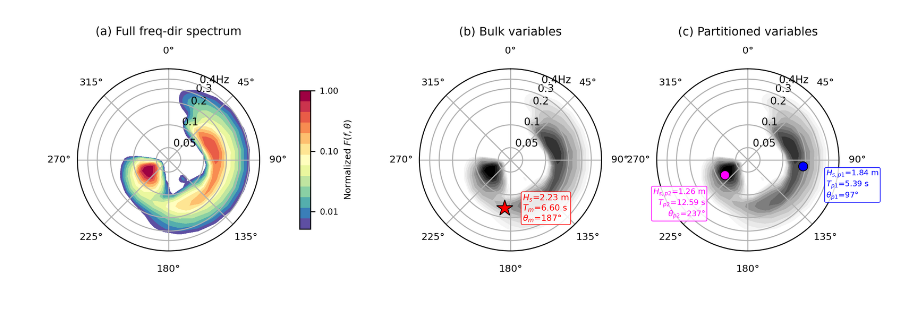
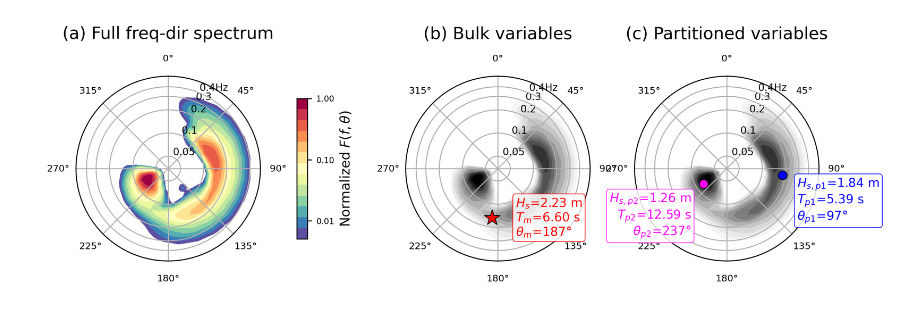
Before and after one commit to jiarong-wu/wavediffusion, a Jupyter notebook: analysis/paper_figure/var_visual.ipynb, the cells around one changed output. Saved outputs shown, nothing was run; the diff lists cells and outputs as text; code cells hidden in the pictures.

```diff
--- a/analysis/paper_figure/var_visual.ipynb
+++ b/analysis/paper_figure/var_visual.ipynb
@@ -9,8 +9,10 @@ ds = dset.isel(lat=3, lon=3)
 import numpy as np
 
 plt.rcParams.update({
-    "font.size": 7.5,
-    "axes.titlesize": 9,
+    "font.size": 11.25,
+    "axes.titlesize": 13.5,
+    "xtick.labelsize": 7.5,
+    "ytick.labelsize": 7.5,
     "savefig.dpi": 300,
 })
 
@@ -22,7 +24,7 @@ def r_of_freq(f):
     return np.log10(np.asarray(f) * LOG_FACTOR)
 
 
-def outward_offset(theta_deg, magnitude=18):
+def outward_offset(theta_deg, magnitude=23):
     """Screen-space (dx, dy) in points pointing away from the polar centre for
     a given data angle, accounting for theta_offset=90deg, theta_direction=-1,
     plus matching text alignment so the label sits on the outside of the point."""
@@ -59,19 +61,19 @@ polar_kw = dict(projection="polar", theta_direction=-1, theta_offset=np.deg2rad(
 # ratio (so the spectra render at the same size); two slim non-plotting
 # spacer columns control the gaps independently, giving (a)-(b) extra room for
 # the colorbar (and its label) while (b)-(c) stays tight.
-fig = plt.figure(figsize=(9, 2.7), dpi=300)
+fig = plt.figure(figsize=(9, 3.0), dpi=300)
 gs = fig.add_gridspec(1, 5, width_ratios=[1, 0.7, 1, 0.18, 1], wspace=0.0)
 axes = [
     fig.add_subplot(gs[0, 0], **polar_kw),
     fig.add_subplot(gs[0, 2], **polar_kw),
     fig.add_subplot(gs[0, 4], **polar_kw),
 ]
-fig.subplots_adjust(top=0.78, bottom=0.06, left=0.045, right=0.97)
+fig.subplots_adjust(top=0.74, bottom=0.06, left=0.045, right=0.97)
 
 # (a) full spectrum
 plt.sca(axes[0])
 pobj = ds.efth.spec.plot(add_colorbar=False, cmap="Spectral_r")
-axes[0].set_title("(a) Full freq-dir spectrum", pad=26)
+axes[0].set_title("(a) Full freq-dir spectrum", pad=30)
 
 pos0 = axes[0].get_position()
 pos1 = axes[1].get_position()
@@ -84,43 +86,43 @@ cax = fig.add_axes([
 cbar = fig.colorbar(pobj, cax=cax, ticks=[0, 0.01, 0.1, 1])
 cbar.minorticks_off()  # contourf colorbars auto-add minor ticks at every level
 cbar.ax.tick_params(labelsize=6.5)
-cbar.set_label("Normalized $F(f,\\theta)$", fontsize=7)
+cbar.set_label("Normalized $F(f,\\theta)$", fontsize=10.5)
 
 # (b) full spectrum (grey) + mean direction/period marker (red star)
 plt.sca(axes[1])
 ds.efth.spec.plot(add_colorbar=False, cmap="Greys")
 theta_b, r_b = np.deg2rad(dm), r_of_freq(fm)
 axes[1].plot(theta_b, r_b, marker="*", color="red", markersize=13,
              markeredgecolor="k", markeredgewidth=0.6, linestyle="none", zorder=5)
 axes[1].annotate(
     f"$H_s$={hs:.2f} m\n$T_m$={tm:.2f} s\n$\\theta_m$={dm:.0f}°",
-    xy=(theta_b, r_b), xytext=(14, 0), textcoords="offset points",
-    fontsize=6.5, color="red", ha="left", va="center",
-    bbox=dict(boxstyle="round,pad=0.2", fc="white", ec="red", lw=0.6, alpha=0.85),
+    xy=(theta_b, r_b), xytext=(19, 0), textcoords="offset points",
+    fontsize=9.75, color="red", ha="left", va="center",
+    bbox=dict(boxstyle="round,pad=0.25", fc="white", ec="red", lw=0.6, alpha=0.85),
 )
-axes[1].set_title("(b) Bulk variables", pad=26)
+axes[1].set_title("(b) Bulk variables", pad=30)
 
 # (c) partitioned spectrum + per-partition markers (round, blue & magenta)
 plt.sca(axes[2])
 ds.efth.spec.plot(add_colorbar=False, cmap="Greys")
 colors = ["blue", "magenta"]
 psub = ["p1", "p2"]
 for i in range(2):
     theta_i, r_i = np.deg2rad(dm_p[i]), r_of_freq(fm_p[i])
     axes[2].plot(theta_i, r_i, marker="o", color=colors[i], markersize=7,
                  markeredgecolor="k", markeredgewidth=0.6, linestyle="none", zorder=5)
-    offset_i, ha_i, va_i = outward_offset(dm_p[i], magnitude=18)
+    offset_i, ha_i, va_i = outward_offset(dm_p[i], magnitude=12)
     axes[2].annotate(
         f"$H_{{s,{psub[i]}}}$={hs_p[i]:.2f} m\n"
         f"$T_{{{psub[i]}}}$={tm_p[i]:.2f} s\n"
         f"$\\theta_{{{psub[i]}}}$={dm_p[i]:.0f}°",
         xy=(theta_i, r_i), xytext=offset_i, textcoords="offset points",
-        fontsize=6, color=colors[i], ha=ha_i, va=va_i,
-        bbox=dict(boxstyle="round,pad=0.2", fc="white", ec=colors[i], lw=0.6, alpha=0.85),
+        fontsize=9.75, color=colors[i], ha=ha_i, va=va_i,
+        bbox=dict(boxstyle="round,pad=0.25", fc="white", ec=colors[i], lw=0.6, alpha=0.85),
     )
-axes[2].set_title("(c) Partitioned variables", pad=26)
+axes[2].set_title("(c) Partitioned variables", pad=30)
 
 plt.savefig("var_visual_partition.png", bbox_inches="tight")
 plt.show()
 # %% [output]
-[figure, old version]
+[figure, new version]
```
Also changed, not shown: parts of 1 cell of this notebook, 5 other files.
